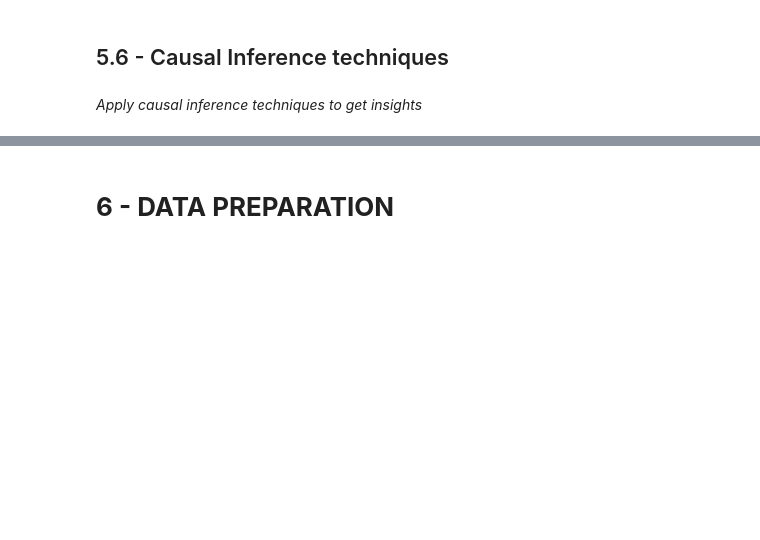
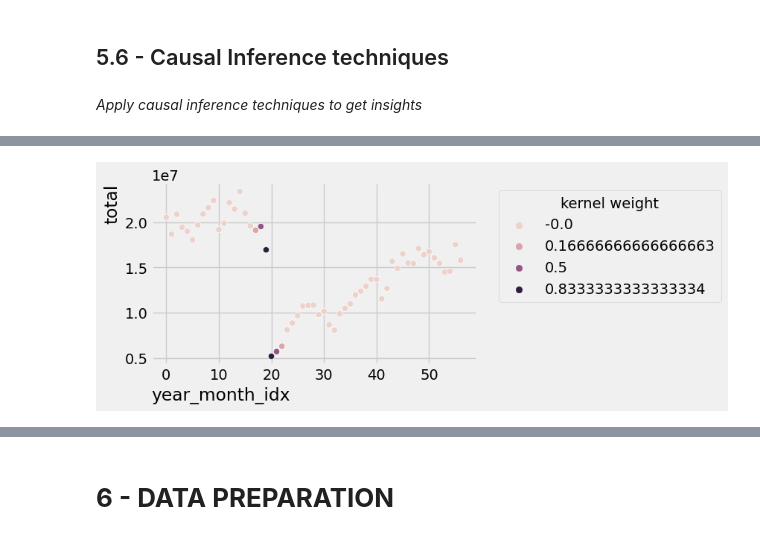
Before and after one commit to OmdenaAI/sao-paulo-chapter-passenger-demand, a Jupyter notebook: src/tasks/task_3_model_training_validation/ds_gustavo_cunha/0.0_gustavo-cunha_first_iteration.ipynb, the cells around one changed output, grey strips where cells are left out. Drawn from its saved outputs; the diff is of its cells as text; code cells hidden in the pictures; blank space fills up the shorter version.

```diff
--- a/src/tasks/task_3_model_training_validation/ds_gustavo_cunha/0.0_gustavo-cunha_first_iteration.ipynb
+++ b/src/tasks/task_3_model_training_validation/ds_gustavo_cunha/0.0_gustavo-cunha_first_iteration.ipynb
@@ -742,0 +855,10 @@ plt.yticks( rotation = 0 );
+# %%
+# apply kernel on centered year_month_idx
+df_causal_agg["kernel_year_month_idx"] = triangular_kernel(R=df_causal_agg["rd_idx"], c=-0.5, h=3)
+
+# inspect results
+plt.figure(figsize=(5, 3))
+sns.scatterplot(data=df_causal_agg, x="year_month_idx", y="total", hue="kernel_year_month_idx")
+plt.legend(title="kernel weight", bbox_to_anchor=(1.05, 1));
+# %% [output]
+[figure, added]
```
Also changed, not shown: parts of 17 cells of this notebook.
